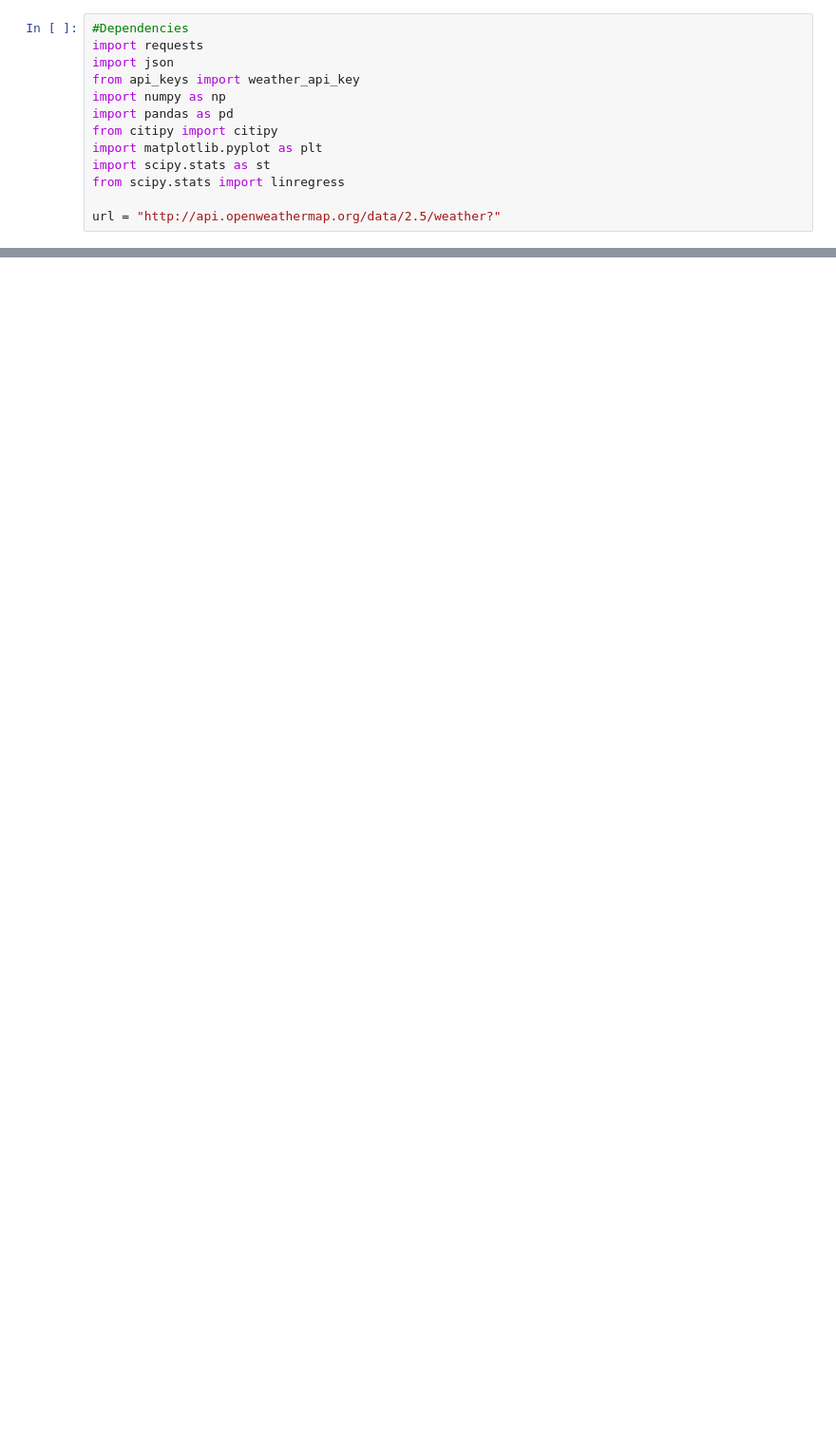
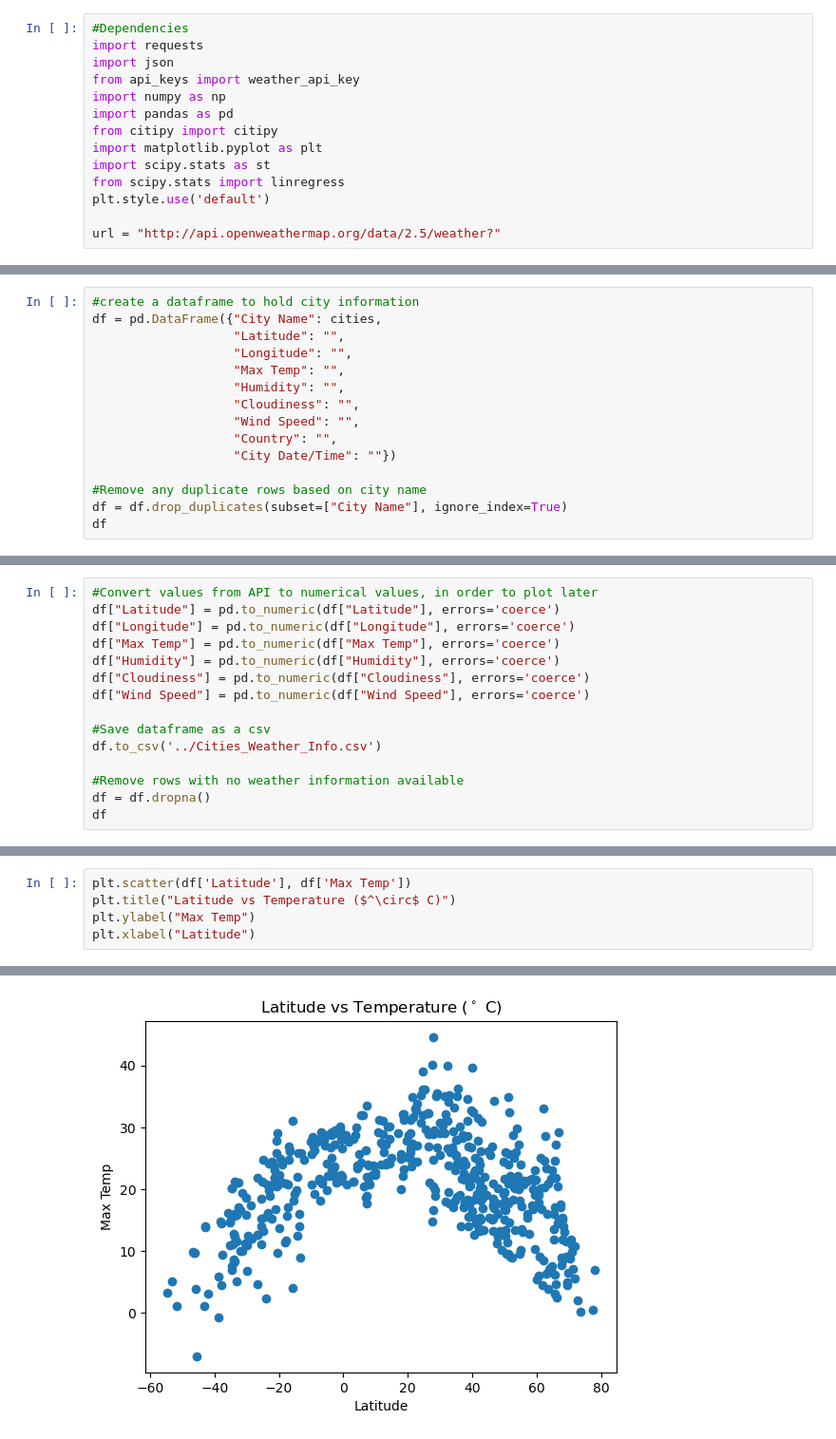
Before and after one commit to Marty1263/python-api-challenge, a Jupyter notebook: WeatherPy/weatherPy.ipynb, the cells around one changed output, grey strips where cells are left out. Shown: that part at 95% size. Saved outputs shown, nothing was run; the diff lists cells and outputs as text; blank space fills up the shorter version.

```diff
--- a/WeatherPy/weatherPy.ipynb
+++ b/WeatherPy/weatherPy.ipynb
@@ -9,5 +9,6 @@ from citipy import citipy
 import matplotlib.pyplot as plt
 import scipy.stats as st
 from scipy.stats import linregress
+plt.style.use('default')
 
 url = "http://api.openweathermap.org/data/2.5/weather?"
@@ -15,0 +39,15 @@ ModuleNotFoundError: No module named 'dotenv'
+# %%
+#create a dataframe to hold city information
+df = pd.DataFrame({"City Name": cities,
+                   "Latitude": "",
+                   "Longitude": "",
+                   "Max Temp": "",
+                   "Humidity": "",
+                   "Cloudiness": "",
+                   "Wind Speed": "",
+                   "Country": "",
+                   "City Date/Time": ""})
+
+#Remove any duplicate rows based on city name
+df = df.drop_duplicates(subset=["City Name"], ignore_index=True)
+df
@@ -15,0 +114,15 @@ ModuleNotFoundError: No module named 'dotenv'
+# %%
+#Convert values from API to numerical values, in order to plot later
+df["Latitude"] = pd.to_numeric(df["Latitude"], errors='coerce')
+df["Longitude"] = pd.to_numeric(df["Longitude"], errors='coerce')
+df["Max Temp"] = pd.to_numeric(df["Max Temp"], errors='coerce')
+df["Humidity"] = pd.to_numeric(df["Humidity"], errors='coerce')
+df["Cloudiness"] = pd.to_numeric(df["Cloudiness"], errors='coerce')
+df["Wind Speed"] = pd.to_numeric(df["Wind Speed"], errors='coerce')
+
+#Save dataframe as a csv
+df.to_csv('../Cities_Weather_Info.csv')
+
+#Remove rows with no weather information available
+df = df.dropna()
+df
@@ -15,0 +153,6 @@ ModuleNotFoundError: No module named 'dotenv'
+# %%
+plt.scatter(df['Latitude'], df['Max Temp'])
+plt.title("Latitude vs Temperature ($^\circ$ C)")
+plt.ylabel("Max Temp")
+plt.xlabel("Latitude")
+# %% [output]
@@ -15,0 +160 @@ ModuleNotFoundError: No module named 'dotenv'
+[figure, added]
```
Also changed, not shown: parts of 32 cells of this notebook, 1 other file.
